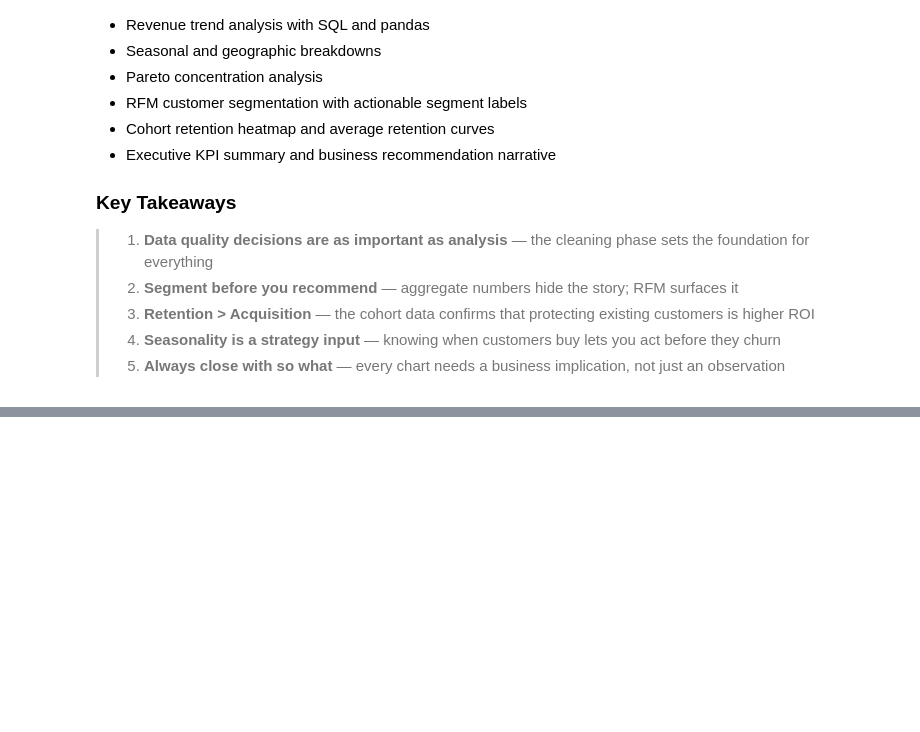
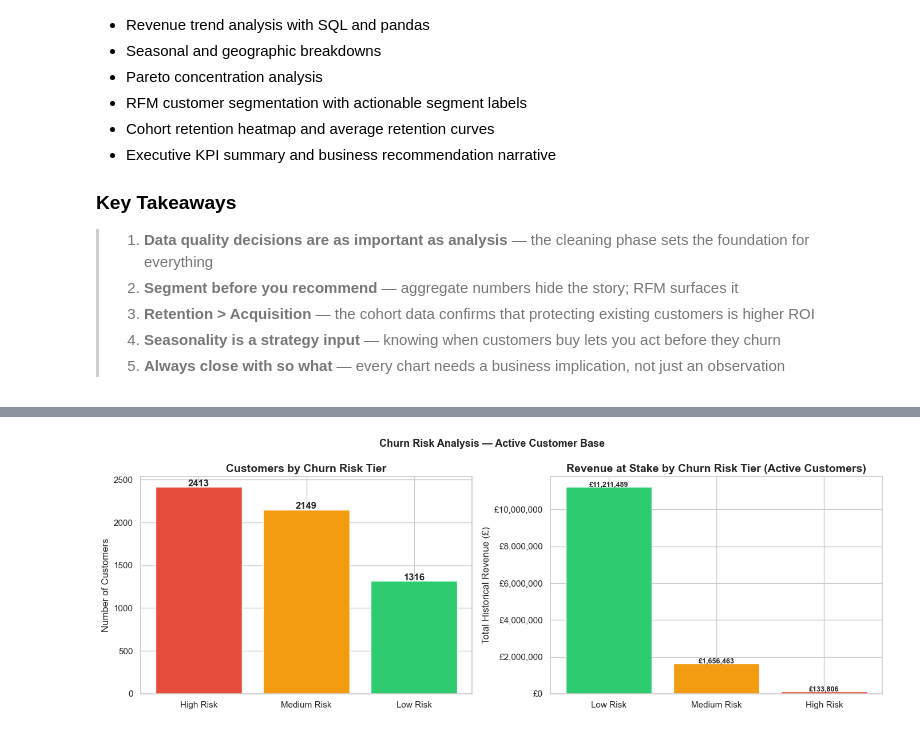
Before and after one commit to asimjamal/Customer-Intelligence-Report, a Jupyter notebook: customer_analytics_eda.ipynb, the cells around one changed output, grey strips where cells are left out. Saved outputs shown, nothing was run; the diff lists cells and outputs as text; code cells hidden in the pictures; blank space fills up the shorter version.

```diff
--- a/customer_analytics_eda.ipynb
+++ b/customer_analytics_eda.ipynb
@@ -1520,0 +1968,36 @@ An end-to-end customer intelligence report on real transactional data, covering:
+# %%
+# ── 7.9  Plot: Churn Risk Distribution & Revenue at Stake ────────────────────
+
+fig, axes = plt.subplots(1, 2, figsize=(14, 5))
+
+risk_colors = {"Low Risk": "#2ecc71", "Medium Risk": "#f39c12", "High Risk": "#e74c3c"}
+
+# Customer count by risk tier
+risk_counts = model_df["ChurnRisk"].value_counts()
+axes[0].bar(
+    risk_counts.index, risk_counts.values,
+    color=[risk_colors[r] for r in risk_counts.index]
+)
+for i, (idx, val) in enumerate(risk_counts.items()):
+    axes[0].text(i, val + 10, str(val), ha="center", fontweight="bold")
+axes[0].set_title("Customers by Churn Risk Tier")
+axes[0].set_ylabel("Number of Customers")
+
+# Revenue at stake by risk tier (active customers only)
+active = model_df[model_df["Churned"] == 0]
+rev_at_risk = active.groupby("ChurnRisk")["Monetary"].sum()
+axes[1].bar(
+    rev_at_risk.index, rev_at_risk.values,
+    color=[risk_colors[r] for r in rev_at_risk.index]
+)
+axes[1].yaxis.set_major_formatter(mticker.FuncFormatter(lambda x, _: f"£{x:,.0f}"))
+axes[1].set_title("Revenue at Stake by Churn Risk Tier (Active Customers)")
+axes[1].set_ylabel("Total Historical Revenue (£)")
+for i, (idx, val) in enumerate(rev_at_risk.items()):
+    axes[1].text(i, val + 1000, f"£{val:,.0f}", ha="center", fontsize=9, fontweight="bold")
+
+plt.suptitle("Churn Risk Analysis — Active Customer Base", fontsize=13, fontweight="bold")
+plt.tight_layout()
+plt.show()
+# %% [output]
+[figure, added]
```
Also changed, not shown: parts of 13 cells of this notebook.
